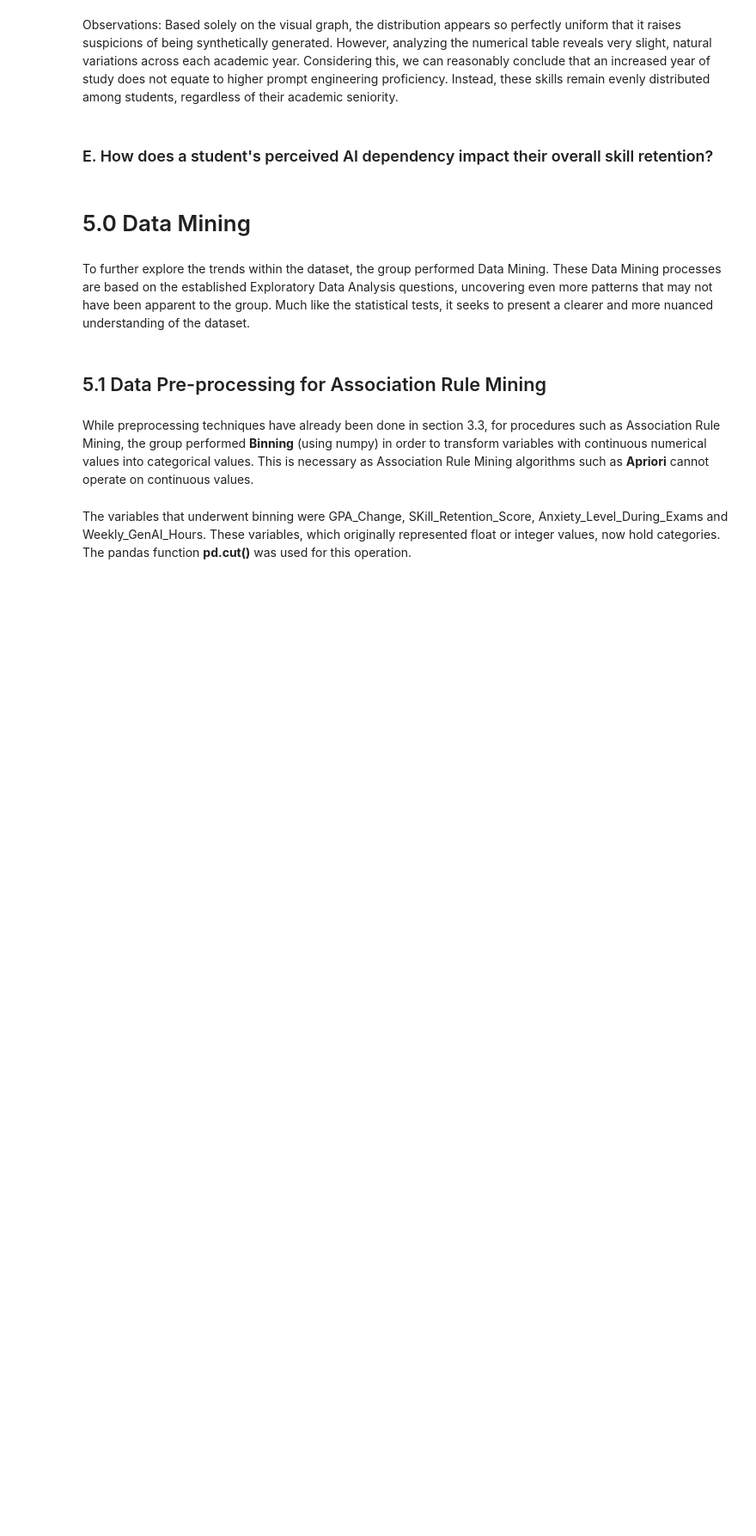
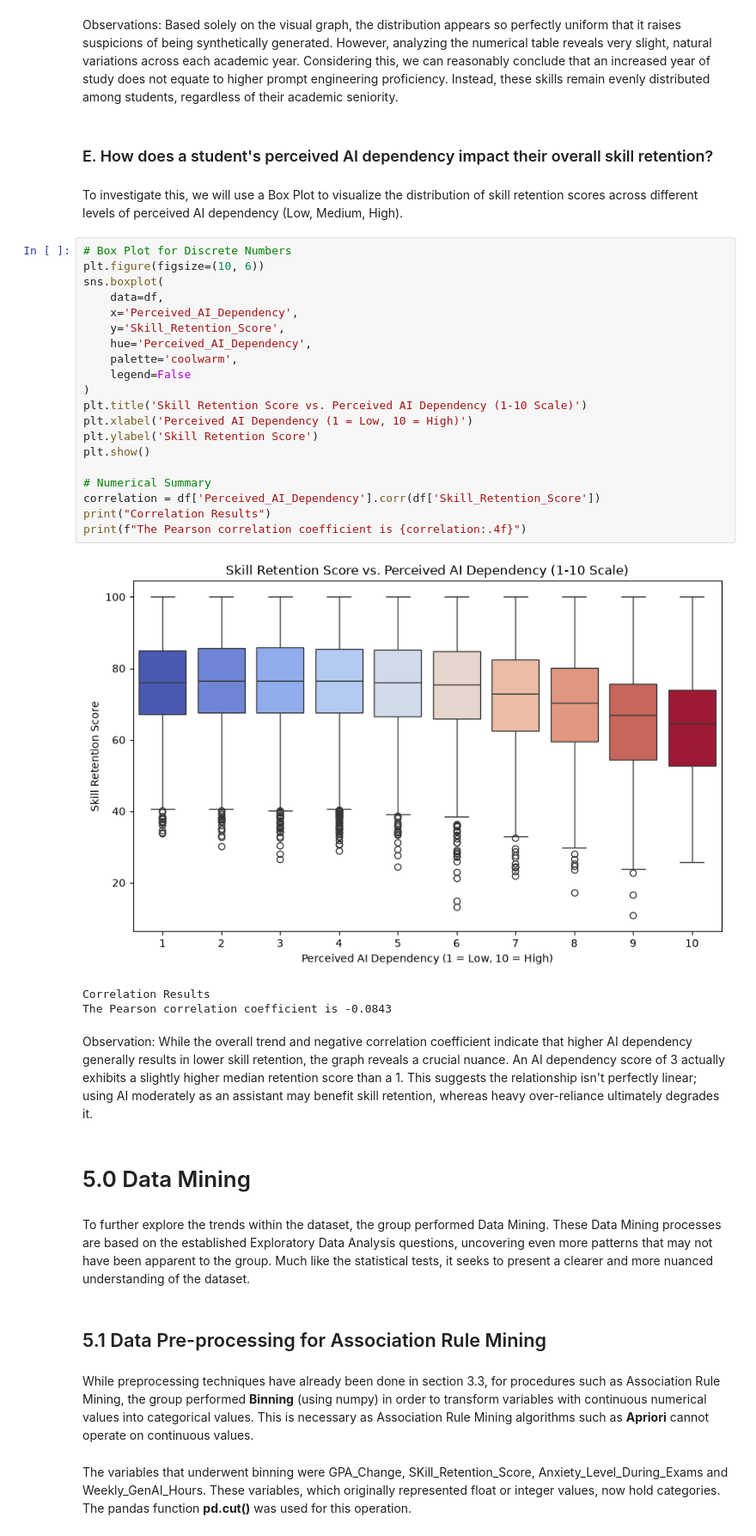
Before and after one commit to FortifyTank/CSMODEL_MATT, a Jupyter notebook: CSMODEL.ipynb, the cells around one changed output. Shown at 86% size. Cells and saved outputs as stored; diff of their text form; blank space fills up the shorter version.

```diff
--- a/CSMODEL.ipynb
+++ b/CSMODEL.ipynb
@@ -562,6 +549,34 @@ Numerical Observation: Seniors have 27.89% Advanced skills, while Freshmen have
 Observations: Based solely on the visual graph, the distribution appears so perfectly uniform that it raises suspicions of being synthetically generated. However, analyzing the numerical table reveals very slight, natural variations across each academic year. Considering this, we can reasonably conclude that an increased year of study does not equate to higher prompt engineering proficiency. Instead, these skills remain evenly distributed among students, regardless of their academic seniority.
 # %% [markdown]
 ### E. How does a student's perceived AI dependency impact their overall skill retention?
+# %% [markdown]
+To investigate this, we will use a Box Plot to visualize the distribution of skill retention scores across different levels of perceived AI dependency (Low, Medium, High).
+# %%
+# Box Plot for Discrete Numbers
+plt.figure(figsize=(10, 6))
+sns.boxplot(
+    data=df,
+    x='Perceived_AI_Dependency',
+    y='Skill_Retention_Score',
+    hue='Perceived_AI_Dependency',
+    palette='coolwarm',
+    legend=False
+)
+plt.title('Skill Retention Score vs. Perceived AI Dependency (1-10 Scale)')
+plt.xlabel('Perceived AI Dependency (1 = Low, 10 = High)')
+plt.ylabel('Skill Retention Score')
+plt.show()
+
+# Numerical Summary
+correlation = df['Perceived_AI_Dependency'].corr(df['Skill_Retention_Score'])
+print("Correlation Results")
+print(f"The Pearson correlation coefficient is {correlation:.4f}")
+# %% [output]
+[figure, added]
+Correlation Results
+The Pearson correlation coefficient is -0.0843
+# %% [markdown]
+Observation: While the overall trend and negative correlation coefficient indicate that higher AI dependency generally results in lower skill retention, the graph reveals a crucial nuance. An AI dependency score of 3 actually exhibits a slightly higher median retention score than a 1. This suggests the relationship isn't perfectly linear; using AI moderately as an assistant may benefit skill retention, whereas heavy over-reliance ultimately degrades it.
 # %% [markdown]
 # 5.0 Data Mining
 # %% [markdown]
```
Also changed, not shown: parts of 8 cells of this notebook, 1 other file.
